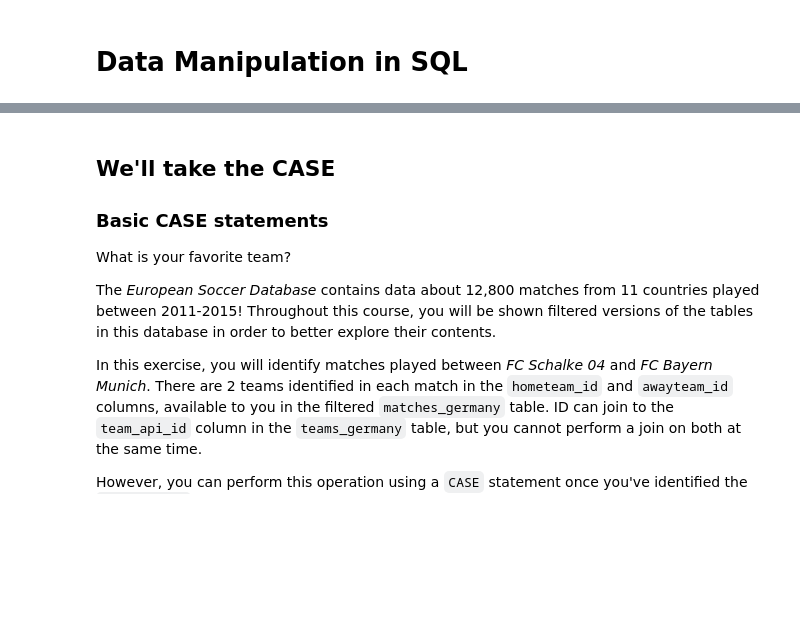
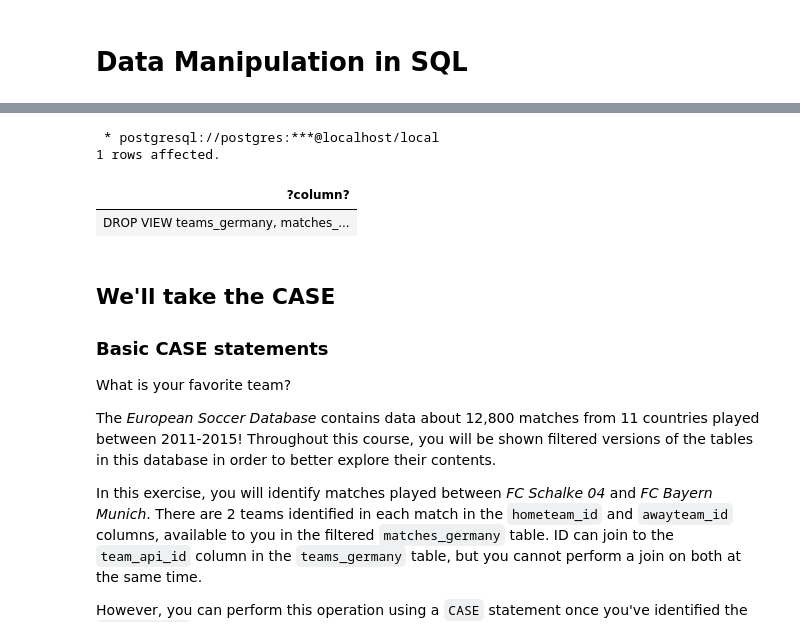
Before and after one commit to datttrian/data-manipulation-in-sql, a Jupyter notebook: notebook.ipynb, the cells around one changed output, grey strips where cells are left out. Cells and saved outputs as stored; diff of their text form; code cells hidden in the pictures; blank space fills up the shorter version.

```diff
--- a/notebook.ipynb
+++ b/notebook.ipynb
@@ -26,6 +26,17 @@ Note: you may need to restart the kernel to use updated packages.
 %sql postgresql://postgres:postgres@localhost/local
 # %%
 %config SqlMagic.autolimit = 10
+# %%
+%%sql
+SELECT 'DROP VIEW ' || string_agg (table_name, ', ') || ' cascade;'
+  FROM information_schema.views
+ WHERE table_schema NOT IN ('pg_catalog', 'information_schema')
+   AND table_name !~ '^pg_';
+# %% [output]
+ * postgresql://postgres:***@localhost/local
+1 rows affected.
+| ?column? |
+| DROP VIEW teams_germany, matches_... |
 # %% [markdown]
 ## We'll take the CASE
 
```
